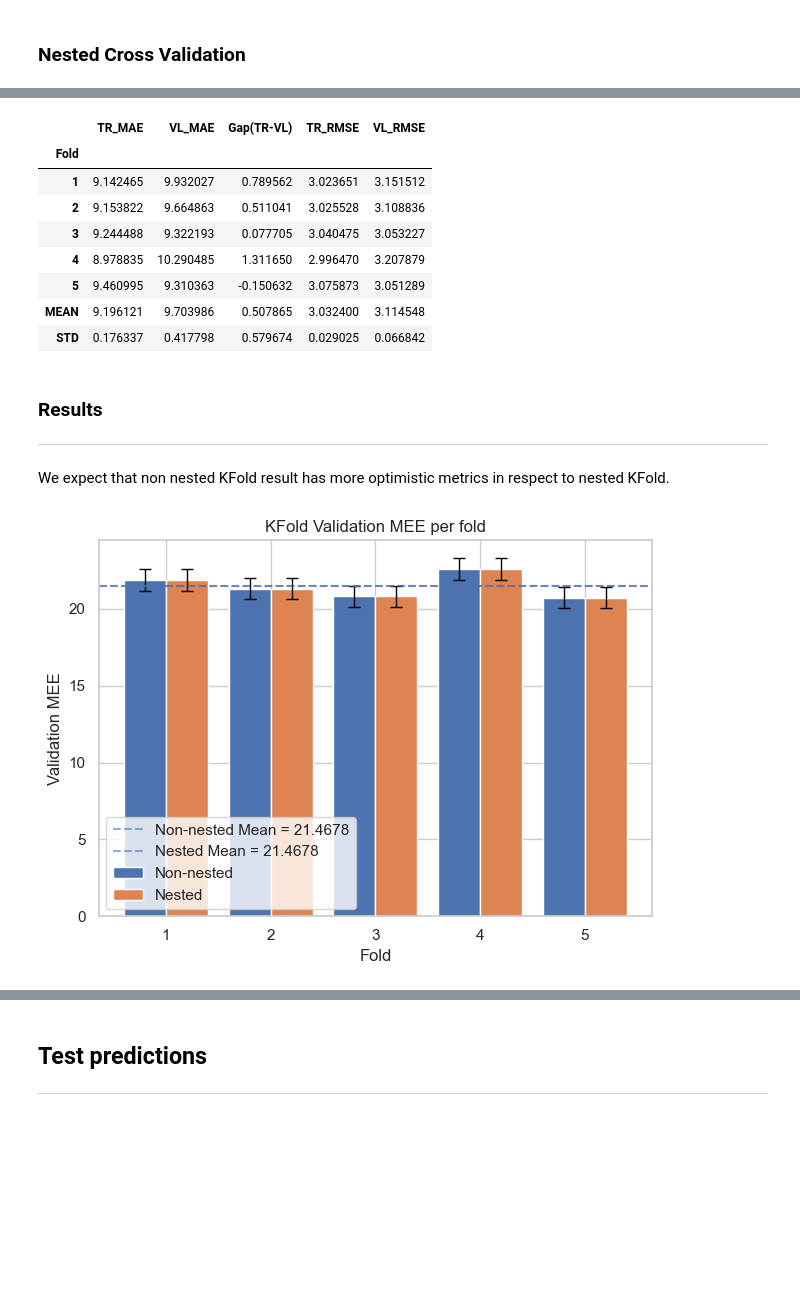
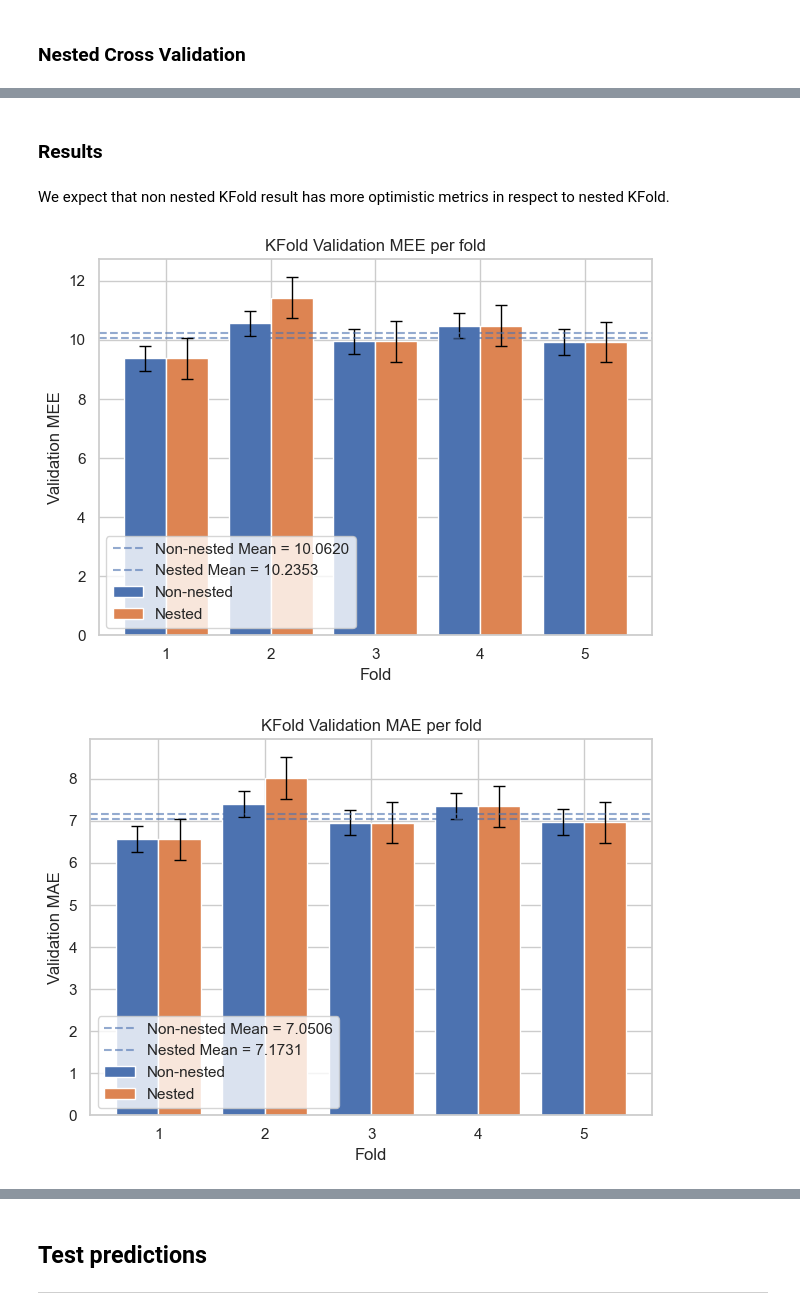
Before and after one commit to Borbico/Machine_Learning_Melaccio, a Jupyter notebook: notebooks/cup_KNN.ipynb, the cells around one changed output, grey strips where cells are left out. Cells and saved outputs as stored; diff of their text form; code cells hidden in the pictures; blank space fills up the shorter version.

```diff
--- a/notebooks/cup_KNN.ipynb
+++ b/notebooks/cup_KNN.ipynb
@@ -34,9 +35,9 @@ importlib.reload(cr)
 # The common fold strategy used trough all models
 outer_cv = cr.common_fold_strategy(False)
 default_krange = list(range(1, 41, 2)) # <-- it means [1, 3, 5,..., 41]
-default_metric = "mae"
+default_metric = cr.MEE
 common_scoring = cr.common_scoring(default_metric)
-scaler = StandardScaler()
+scaler = RobustScaler()
 
 default_pipe = Pipeline([
     ("scaler", scaler),
@@ -58,6 +59,8 @@ df_train, df_test = cc.load_set()
 X_tr, y_tr = cc.prepare_dataset(df_train)
 X_ts, y_ts = cc.prepare_dataset(df_test)
 
+y_tr = np.delete(y_tr,[0,1],axis=1)
+
 features_names = X_tr.columns
 cr.dataset_introspection(X_tr, X_ts)
 # %% [output]
@@ -207,24 +209,12 @@ Validation MAE  | 9.3104
 Train           | samples: 400
 Validation      | samples: 100
-# %%
-cr.kfold_regression_table(nested_result, use="mae", derive_rmse=True)
-# %% [output]
-|  | TR_MAE | VL_MAE | Gap(TR-VL) | TR_RMSE | VL_RMSE |
-| Fold |  |  |  |  |  |
-| 1 | 9.142465 | 9.932027 | 0.789562 | 3.023651 | 3.151512 |
-| 2 | 9.153822 | 9.664863 | 0.511041 | 3.025528 | 3.108836 |
-| 3 | 9.244488 | 9.322193 | 0.077705 | 3.040475 | 3.053227 |
-| 4 | 8.978835 | 10.290485 | 1.311650 | 2.996470 | 3.207879 |
-| 5 | 9.460995 | 9.310363 | -0.150632 | 3.075873 | 3.051289 |
-| MEAN | 9.196121 | 9.703986 | 0.507865 | 3.032400 | 3.114548 |
-| STD | 0.176337 | 0.417798 | 0.579674 | 0.029025 | 0.066842 |
 # %% [markdown]
 <h3>Results</h3>
-<hr/>
 # %% [markdown]
 <p>We expect that non nested KFold result has more optimistic metrics in respect to nested KFold.</p>
 # %%
-importlib.reload(cr)
-cr.plot_kfold_metric([(non_nested_result,"Non-nested"), (nested_result, "Nested")], "mee")
+for metric in ["mee","mae","mse","rmse", "r2"]:
+    cr.plot_kfold_metric([(non_nested_result,"Non-nested"), (nested_result, "Nested")], metric)
 # %% [output]
-[figure, old version]
+[figure, new version]
+[figure, added]
```
Also changed, not shown: parts of 19 cells of this notebook, 14 other files.
